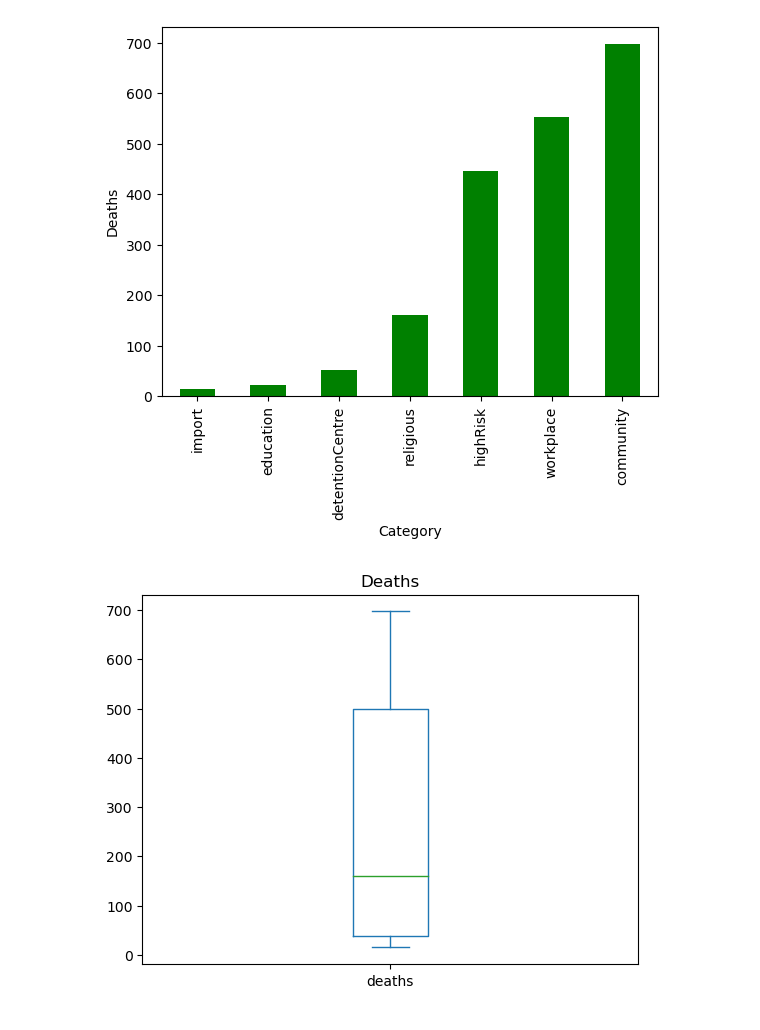
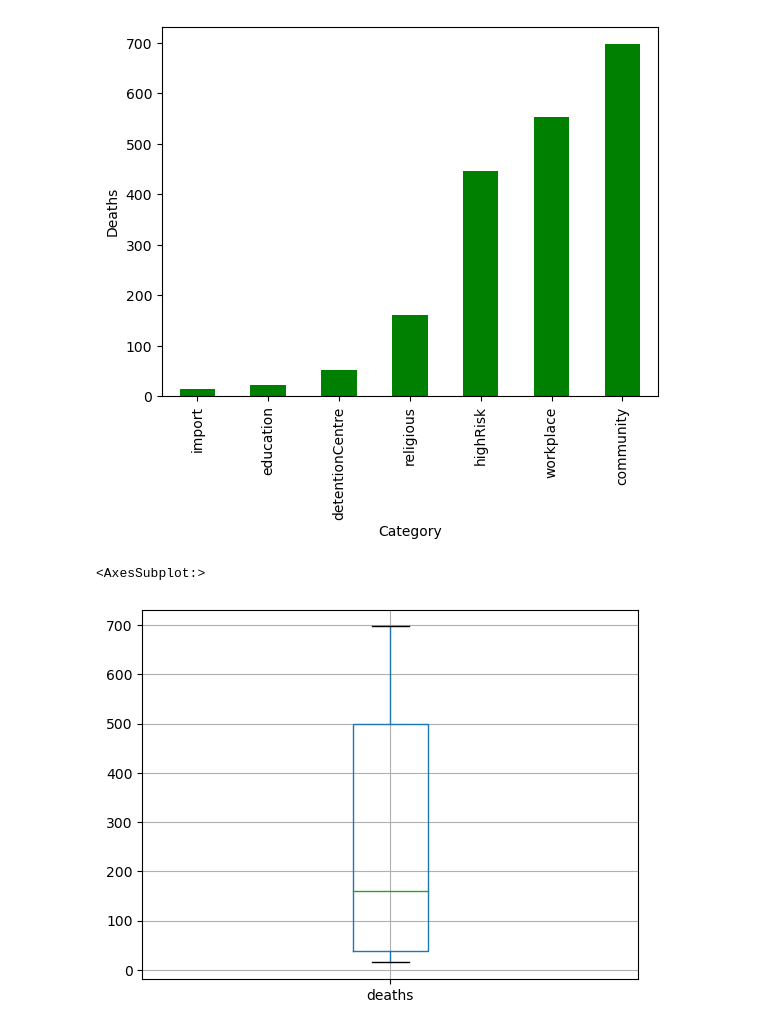
Before and after one commit to drmayu7/covid19-public, a Jupyter notebook: Narmathaa.ipynb, the cells around one changed output. Cells and saved outputs as stored; diff of their text form; code cells hidden in the pictures.

```diff
--- a/Narmathaa.ipynb
+++ b/Narmathaa.ipynb
@@ -132,7 +132,7 @@ pivot.plot(kind = 'bar', xlabel = 'Category', ylabel = 'Deaths', color = 'green'
 <AxesSubplot:xlabel='Category', ylabel='Deaths'>
 [figure]
 # %%
-pivot.plot(kind = 'box', title = 'Deaths')
-plt.show()
+pivot.boxplot()
 # %% [output]
+<AxesSubplot:>
-[figure, old version]
+[figure, new version]
```
Also changed, not shown: parts of 3 cells of this notebook.
